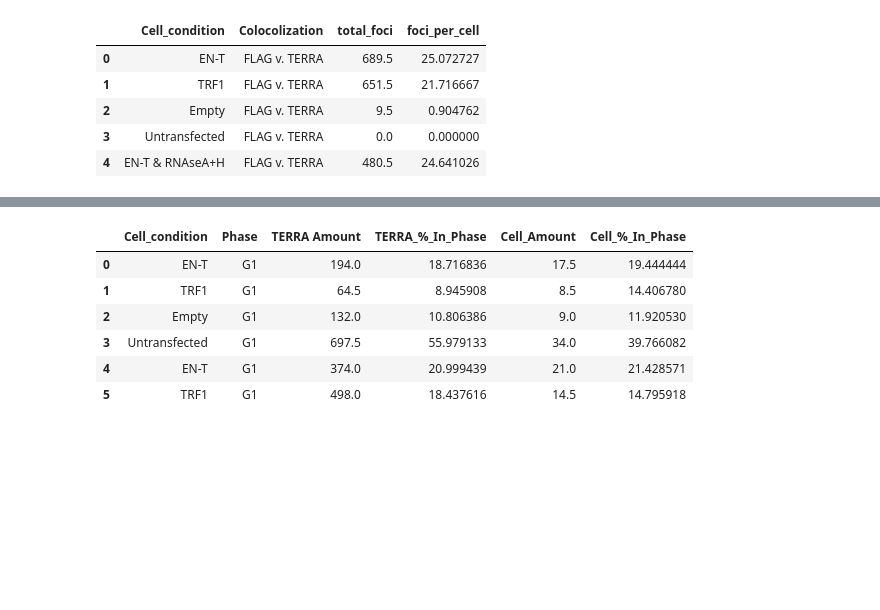
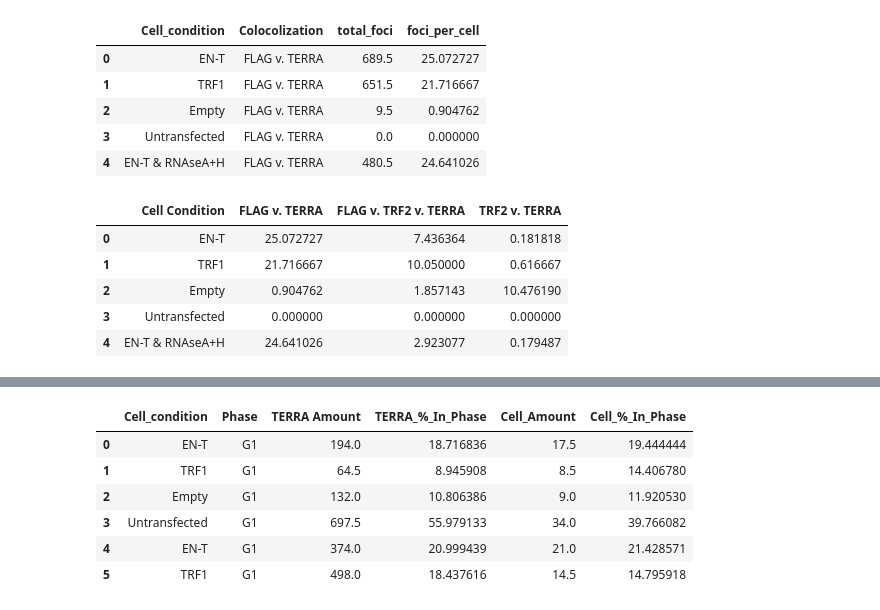
Before and after one commit to aidan-lew/TERRA_DSB, a Jupyter notebook: refined_terra_dsb.ipynb, the cells around one changed output, grey strips where cells are left out. Drawn from its saved outputs; the diff is of its cells as text; code cells hidden in the pictures; blank space fills up the shorter version.

```diff
--- a/refined_terra_dsb.ipynb
+++ b/refined_terra_dsb.ipynb
@@ -127,0 +112,23 @@ telo_pivot_df.head()
+# %%
+#Data for telo DSB analyis
+telo_coloc_df = pd.read_excel('../Documents/telomere_DSB_TERRA.xlsx',
+                    sheet_name=7,
+                    skiprows = 0,
+                    usecols = ['Cell Condition', 'FLAG v. TERRA','FLAG v. TRF2 v. TERRA','TRF2 v. TERRA'
+
+                              ]
+                         )
+
+telo_coloc_df.set_index(['Cell Condition'])#good way to fix "not in axis issue"
+telo_coloc_df.dropna(axis=0, inplace=True) #sweet, iloc and drop didn't work, but this did
+
+
+#telo_coloc_df.columns()
+telo_coloc_df.head()
+# %% [output]
+|  | Cell Condition | FLAG v. TERRA | FLAG v. TRF2 v. TERRA | TRF2 v. TERRA |
+| 0 | EN-T | 25.072727 | 7.436364 | 0.181818 |
+| 1 | TRF1 | 21.716667 | 10.050000 | 0.616667 |
+| 2 | Empty | 0.904762 | 1.857143 | 10.476190 |
+| 3 | Untransfected | 0.000000 | 0.000000 | 0.000000 |
+| 4 | EN-T & RNAseA+H | 24.641026 | 2.923077 | 0.179487 |
```
Also changed, not shown: parts of 20 cells of this notebook.
